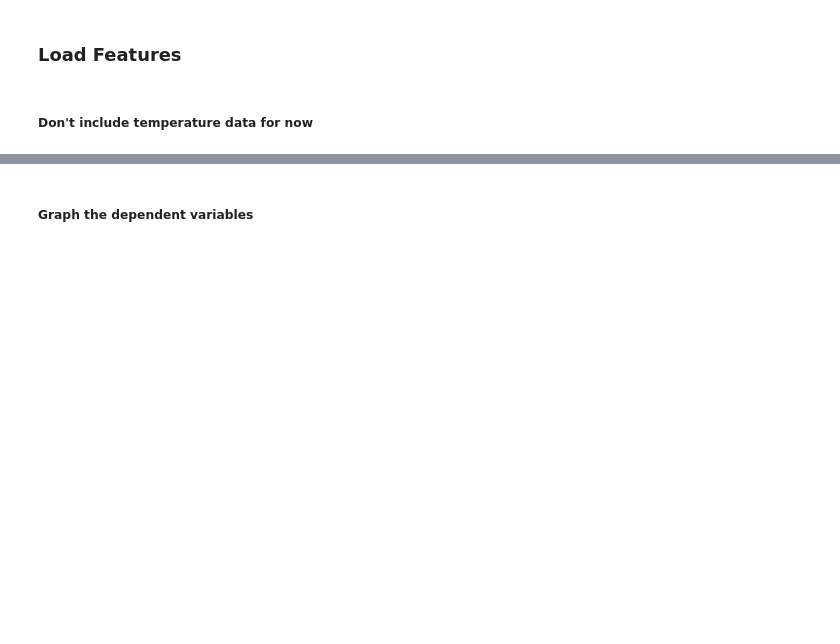
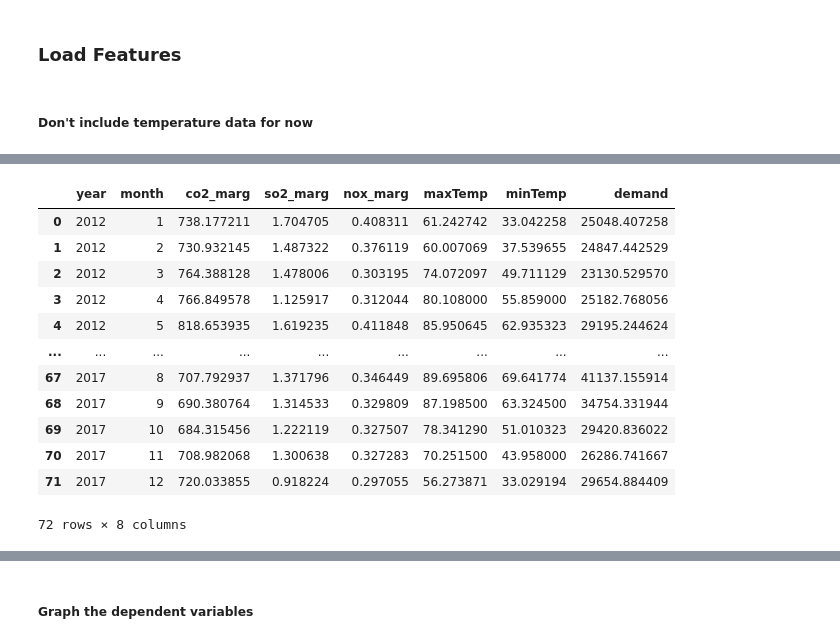
Before and after one commit to amy-wang/thesis2, a Jupyter notebook: lin_reg_forecasting_model/uwo-thesis.ipynb, the cells around one changed output, grey strips where cells are left out. Saved outputs shown, nothing was run; the diff lists cells and outputs as text; code cells hidden in the pictures; blank space fills up the shorter version.

```diff
--- a/lin_reg_forecasting_model/uwo-thesis.ipynb
+++ b/lin_reg_forecasting_model/uwo-thesis.ipynb
@@ -41,0 +83,18 @@ from sklearn.model_selection import cross_val_score, train_test_split
+# %%
+data = result_df.groupby(['year', 'month']).mean()
+data = data.reset_index()
+data
+# %% [output]
+|  | year | month | co2_marg | so2_marg | nox_marg | maxTemp | minTemp | demand |
+| 0 | 2012 | 1 | 738.177211 | 1.704705 | 0.408311 | 61.242742 | 33.042258 | 25048.407258 |
+| 1 | 2012 | 2 | 730.932145 | 1.487322 | 0.376119 | 60.007069 | 37.539655 | 24847.442529 |
+| 2 | 2012 | 3 | 764.388128 | 1.478006 | 0.303195 | 74.072097 | 49.711129 | 23130.529570 |
+| 3 | 2012 | 4 | 766.849578 | 1.125917 | 0.312044 | 80.108000 | 55.859000 | 25182.768056 |
+| 4 | 2012 | 5 | 818.653935 | 1.619235 | 0.411848 | 85.950645 | 62.935323 | 29195.244624 |
+| ... | ... | ... | ... | ... | ... | ... | ... | ... |
+| 67 | 2017 | 8 | 707.792937 | 1.371796 | 0.346449 | 89.695806 | 69.641774 | 41137.155914 |
+| 68 | 2017 | 9 | 690.380764 | 1.314533 | 0.329809 | 87.198500 | 63.324500 | 34754.331944 |
+| 69 | 2017 | 10 | 684.315456 | 1.222119 | 0.327507 | 78.341290 | 51.010323 | 29420.836022 |
+| 70 | 2017 | 11 | 708.982068 | 1.300638 | 0.327283 | 70.251500 | 43.958000 | 26286.741667 |
+| 71 | 2017 | 12 | 720.033855 | 0.918224 | 0.297055 | 56.273871 | 33.029194 | 29654.884409 |
+72 rows × 8 columns
```
Also changed, not shown: parts of 8 cells of this notebook, 1 other file.
